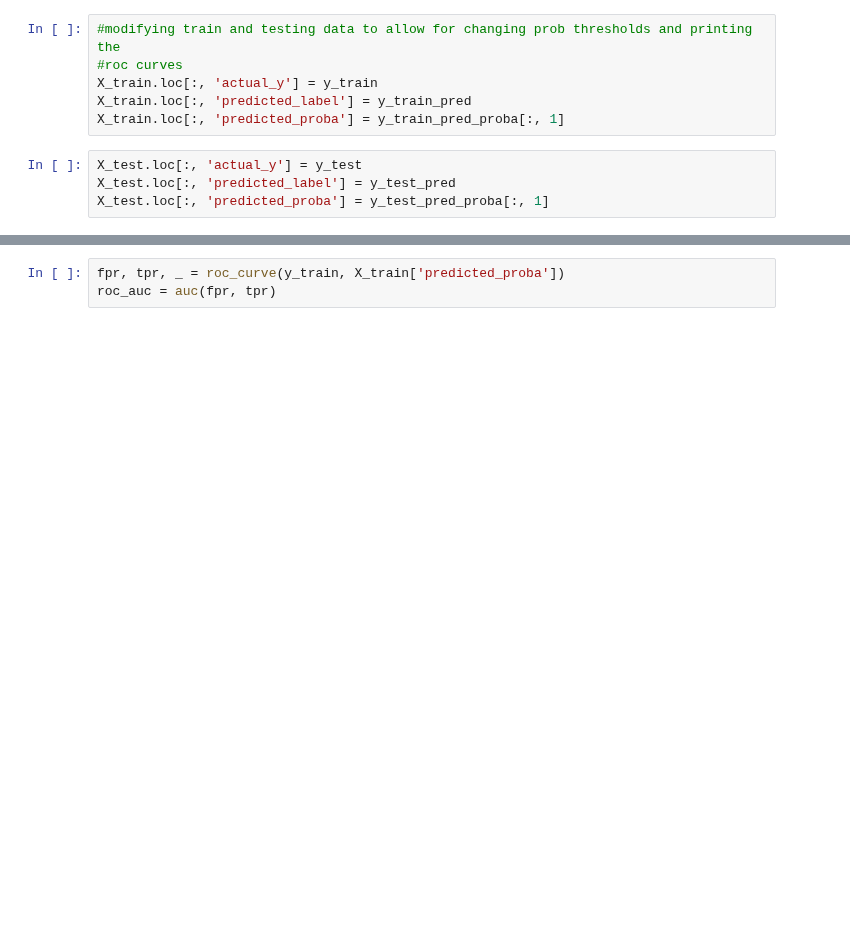
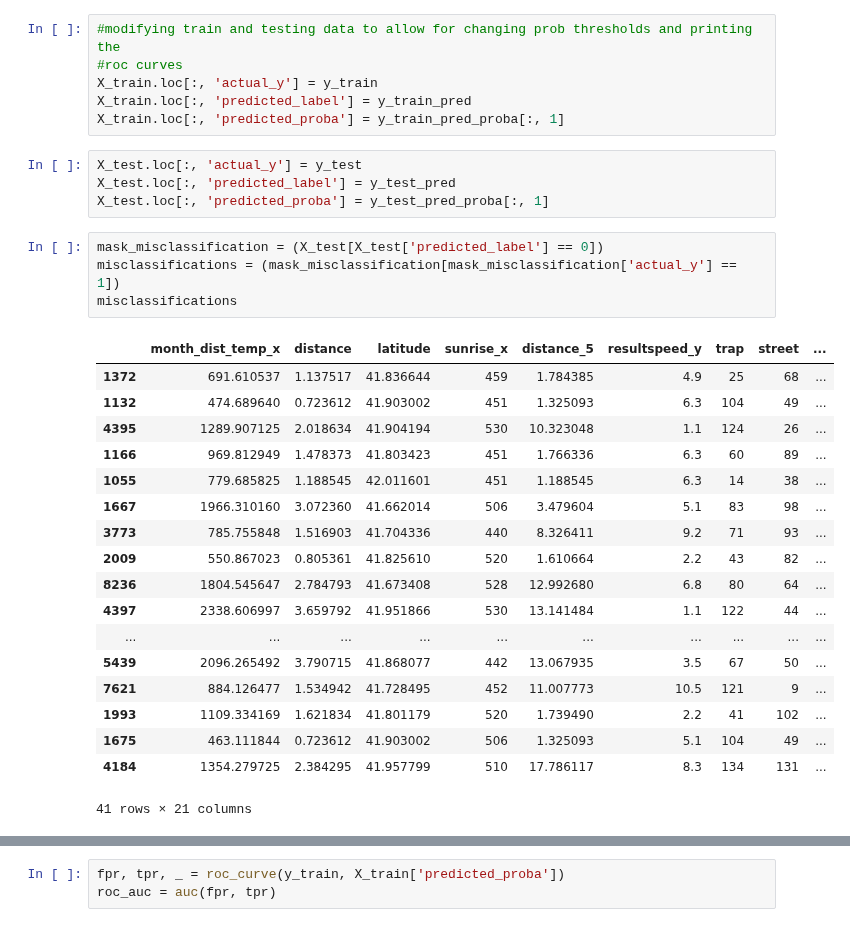
Before and after one commit to bryanco1966/Chicago_West_Nile, a Jupyter notebook: project_work/Bryan_Combs/west_nile_analysis.ipynb, the cells around one changed output, grey strips where cells are left out. Saved outputs shown, nothing was run; the diff lists cells and outputs as text; blank space fills up the shorter version.

```diff
--- a/project_work/Bryan_Combs/west_nile_analysis.ipynb
+++ b/project_work/Bryan_Combs/west_nile_analysis.ipynb
@@ -264,6 +264,29 @@ X_train.loc[:, 'predicted_proba'] = y_train_pred_proba[:, 1]
 X_test.loc[:, 'actual_y'] = y_test
 X_test.loc[:, 'predicted_label'] = y_test_pred
 X_test.loc[:, 'predicted_proba'] = y_test_pred_proba[:, 1]
+# %%
+mask_misclassification = (X_test[X_test['predicted_label'] == 0])
+misclassifications = (mask_misclassification[mask_misclassification['actual_y'] == 1])
+misclassifications
+# %% [output]
+|  | month_dist_temp_x | distance | latitude | sunrise_x | distance_5 | resultspeed_y | trap | street | ... |
+| 1372 | 691.610537 | 1.137517 | 41.836644 | 459 | 1.784385 | 4.9 | 25 | 68 | ... |
+| 1132 | 474.689640 | 0.723612 | 41.903002 | 451 | 1.325093 | 6.3 | 104 | 49 | ... |
+| 4395 | 1289.907125 | 2.018634 | 41.904194 | 530 | 10.323048 | 1.1 | 124 | 26 | ... |
+| 1166 | 969.812949 | 1.478373 | 41.803423 | 451 | 1.766336 | 6.3 | 60 | 89 | ... |
+| 1055 | 779.685825 | 1.188545 | 42.011601 | 451 | 1.188545 | 6.3 | 14 | 38 | ... |
+| 1667 | 1966.310160 | 3.072360 | 41.662014 | 506 | 3.479604 | 5.1 | 83 | 98 | ... |
+| 3773 | 785.755848 | 1.516903 | 41.704336 | 440 | 8.326411 | 9.2 | 71 | 93 | ... |
+| 2009 | 550.867023 | 0.805361 | 41.825610 | 520 | 1.610664 | 2.2 | 43 | 82 | ... |
+| 8236 | 1804.545647 | 2.784793 | 41.673408 | 528 | 12.992680 | 6.8 | 80 | 64 | ... |
+| 4397 | 2338.606997 | 3.659792 | 41.951866 | 530 | 13.141484 | 1.1 | 122 | 44 | ... |
+| ... | ... | ... | ... | ... | ... | ... | ... | ... | ... |
+| 5439 | 2096.265492 | 3.790715 | 41.868077 | 442 | 13.067935 | 3.5 | 67 | 50 | ... |
+| 7621 | 884.126477 | 1.534942 | 41.728495 | 452 | 11.007773 | 10.5 | 121 | 9 | ... |
+| 1993 | 1109.334169 | 1.621834 | 41.801179 | 520 | 1.739490 | 2.2 | 41 | 102 | ... |
+| 1675 | 463.111844 | 0.723612 | 41.903002 | 506 | 1.325093 | 5.1 | 104 | 49 | ... |
+| 4184 | 1354.279725 | 2.384295 | 41.957799 | 510 | 17.786117 | 8.3 | 134 | 131 | ... |
+41 rows × 21 columns
 # %%
 #print out confusion matrices from .1 .5 by .02 for Xtest and Xtrain
 for prob in range(10, 50, 2):
```
Also changed, not shown: parts of 16 cells of this notebook, 3 other files.
